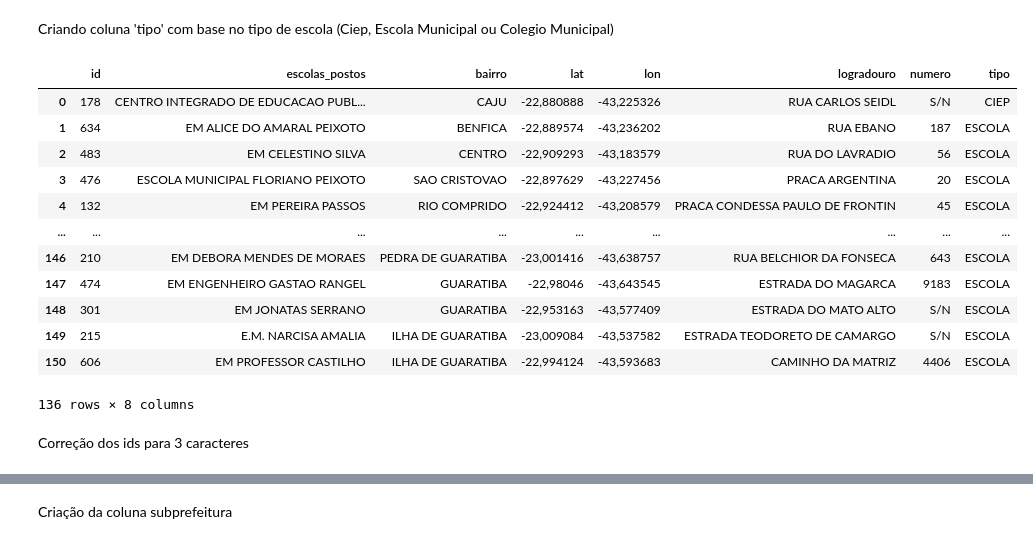
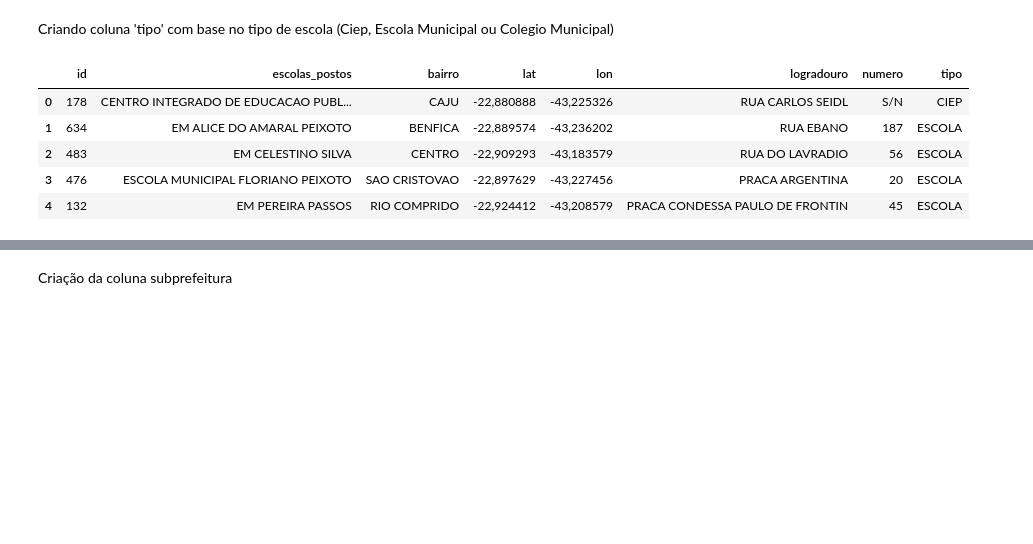
Before and after one commit to 1racosta/santander_coders, a Jupyter notebook: Técnicas de Programação/projeto_final.ipynb, the cells around one changed output, grey strips where cells are left out. Drawn from its saved outputs; the diff is of its cells as text; code cells hidden in the pictures; blank space fills up the shorter version.

```diff
--- a/Técnicas de Programação/projeto_final.ipynb
+++ b/Técnicas de Programação/projeto_final.ipynb
@@ -399,14 +389,19 @@ df_dados_entrega
 # %% [markdown]
 Filtro para tipos de escolas (Escola Municipal, Ciep e Colegio Municipal)
 # %%
-condicao_em_1 = df_dados_entrega['escolas_postos'].str.contains('EM')
-condicao_em_2 = df_dados_entrega['escolas_postos'].str.contains('ESCOLA MUNICIPAL')
-condicao_em_3 = df_dados_entrega['escolas_postos'].str.contains('E.M')
-condicao_ciep_1 = df_dados_entrega['escolas_postos'].str.contains('CENTRO INTEGRADO DE EDUCACAO PUBLICA')
-condicao_ciep_2 = df_dados_entrega['escolas_postos'].str.contains('CIEP')
+condicao_em_1 = df_dados_entrega['escolas_postos'].str.contains('EM ')
+condicao_em_2 = df_dados_entrega['escolas_postos'].str.contains('ESCOLA MUNICIPAL ')
+condicao_em_3 = df_dados_entrega['escolas_postos'].str.contains('E.M ')
+condicao_em_4 = df_dados_entrega['escolas_postos'].str.contains('E.M. ')
+condicao_em_5 = df_dados_entrega['escolas_postos'].str.contains('EM. ')
+
+
+condicao_ciep_1 = df_dados_entrega['escolas_postos'].str.contains('CENTRO INTEGRADO ')
+condicao_ciep_2 = df_dados_entrega['escolas_postos'].str.contains('CIEP ')
+
 condicao_cm = df_dados_entrega['escolas_postos'].str.contains('COLEGIO MUNICIPAL')
 
-condicao_escolas_municipais = df_dados_entrega[condicao_em_1 | condicao_em_2 | condicao_em_3]
+condicao_escolas_municipais = df_dados_entrega[condicao_em_1 | condicao_em_2 | condicao_em_3 | condicao_em_4 | condicao_em_5]
 condicao_ciep = df_dados_entrega[condicao_ciep_1 | condicao_ciep_2]
 condicao_colegio = condicao_cm
 # %% [markdown]
@@ -414,28 +409,25 @@ Criando coluna 'tipo' com base no tipo de escola (Ciep, Escola Municipal ou Cole
 # %%
 def tipo_de_escola(escola):
     if escola in condicao_escolas_municipais['escolas_postos'].values:
         return 'ESCOLA'
     elif escola in condicao_ciep['escolas_postos'].values:
         return 'CIEP'
-    return 'COLEGIO'
-
+    # elif escola in condicao_colegio['escolas_postos'].values:
+    #     return 'COLEGIO'
+    # else:
+    #     return 'NAO INFORMADO'
+    else:
+        return 'COLEGIO' # Tentei resolver o problema do else ser um Colégio mas não consegui, rascunho acima deu erro.
+# Else deveria ser "Não Informado" e criar um elif para o Colégio.
 
 for escola in df_dados_entrega['escolas_postos'].values:
     df_dados_entrega['tipo'] = df_dados_entrega['escolas_postos'].apply(tipo_de_escola)
-df_dados_entrega
+
+df_dados_entrega.head()
 # %% [output]
 |  | id | escolas_postos | bairro | lat | lon | logradouro | numero | tipo |
 | 0 | 178 | CENTRO INTEGRADO DE EDUCACAO PUBL... | CAJU | -22,880888 | -43,225326 | RUA CARLOS SEIDL | S/N | CIEP |
 | 1 | 634 | EM ALICE DO AMARAL PEIXOTO | BENFICA | -22,889574 | -43,236202 | RUA EBANO | 187 | ESCOLA |
 | 2 | 483 | EM CELESTINO SILVA | CENTRO | -22,909293 | -43,183579 | RUA DO LAVRADIO | 56 | ESCOLA |
 | 3 | 476 | ESCOLA MUNICIPAL FLORIANO PEIXOTO | SAO CRISTOVAO | -22,897629 | -43,227456 | PRACA ARGENTINA | 20 | ESCOLA |
 | 4 | 132 | EM PEREIRA PASSOS | RIO COMPRIDO | -22,924412 | -43,208579 | PRACA CONDESSA PAULO DE FRONTIN | 45 | ESCOLA |
-| ... | ... | ... | ... | ... | ... | ... | ... | ... |
-| 146 | 210 | EM DEBORA MENDES DE MORAES | PEDRA DE GUARATIBA | -23,001416 | -43,638757 | RUA BELCHIOR DA FONSECA | 643 | ESCOLA |
-| 147 | 474 | EM ENGENHEIRO GASTAO RANGEL | GUARATIBA | -22,98046 | -43,643545 | ESTRADA DO MAGARCA | 9183 | ESCOLA |
-| 148 | 301 | EM JONATAS SERRANO | GUARATIBA | -22,953163 | -43,577409 | ESTRADA DO MATO ALTO | S/N | ESCOLA |
-| 149 | 215 | E.M. NARCISA AMALIA | ILHA DE GUARATIBA | -23,009084 | -43,537582 | ESTRADA TEODORETO DE CAMARGO | S/N | ESCOLA |
-| 150 | 606 | EM PROFESSOR CASTILHO | ILHA DE GUARATIBA | -22,994124 | -43,593683 | CAMINHO DA MATRIZ | 4406 | ESCOLA |
-136 rows × 8 columns
-# %% [markdown]
-Correção dos ids para 3 caracteres
```
Also changed, not shown: parts of 47 cells of this notebook, 2 other files.
